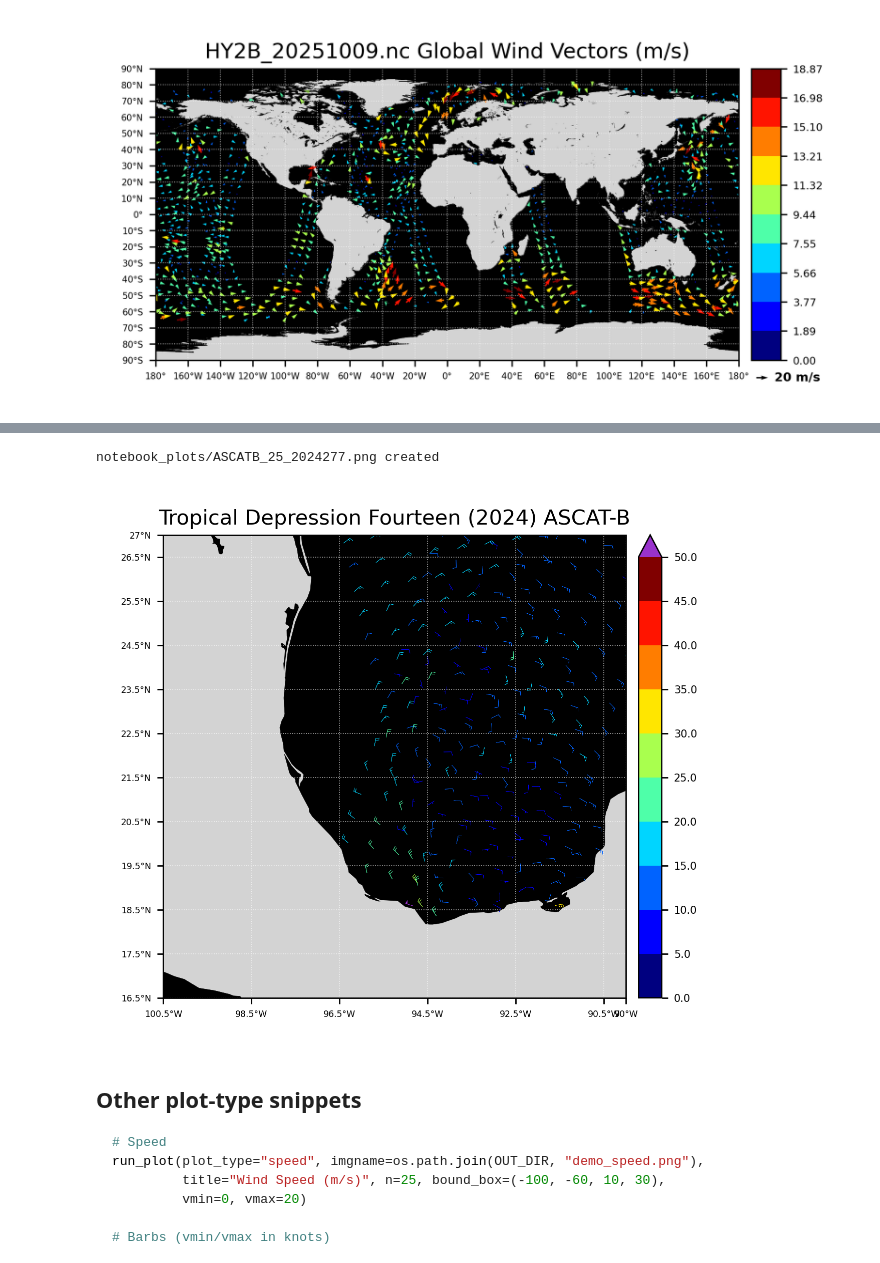
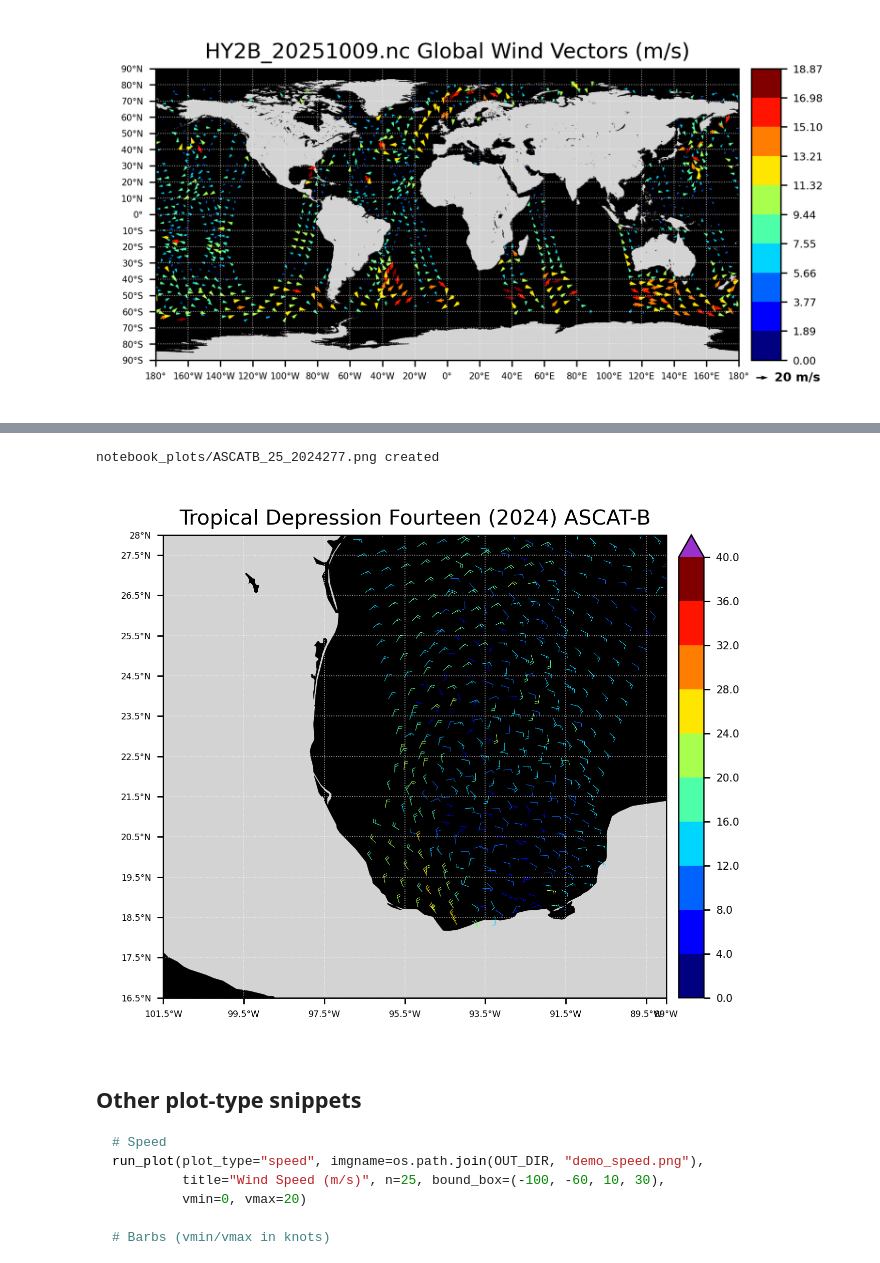
Before and after one commit to jasminemasopeh/modern_coaps_daily_swath, a Jupyter notebook: map_swath_data.ipynb, the cells around one changed output, grey strips where cells are left out. Cells and saved outputs as stored; diff of their text form; code cells hidden in the pictures.

```diff
--- a/map_swath_data.ipynb
+++ b/map_swath_data.ipynb
@@ -768,19 +769,19 @@ notebook_plots/HY2B_20241009.png created
 # %%
 # Barbs (vmin/vmax in knots)
 run_plot(
     file_name="ASCATB_25_nc/ASCATB_coast_2024277.nc",
     plot_type="barbs",
     imgname=os.path.join(OUT_DIR, "ASCATB_25_2024277.png"),
     title="Tropical Depression Fourteen (2024) ASCAT-B",
-    n=5,
-    bound_box=(-100.5, -90, 16.5, 27),
+    n=4,
+    bound_box=(-101.5, -89, 16.5, 28),
     vmin=0,
-    vmax=50,
+    vmax=40,
     barb_size=3.0,
 )
 # %% [output]
 notebook_plots/ASCATB_25_2024277.png created
-[figure, old version]
+[figure, new version]
 # %% [markdown]
 ## Other plot-type snippets
 
```
Also changed, not shown: parts of 1 cell of this notebook, 2 other files.
